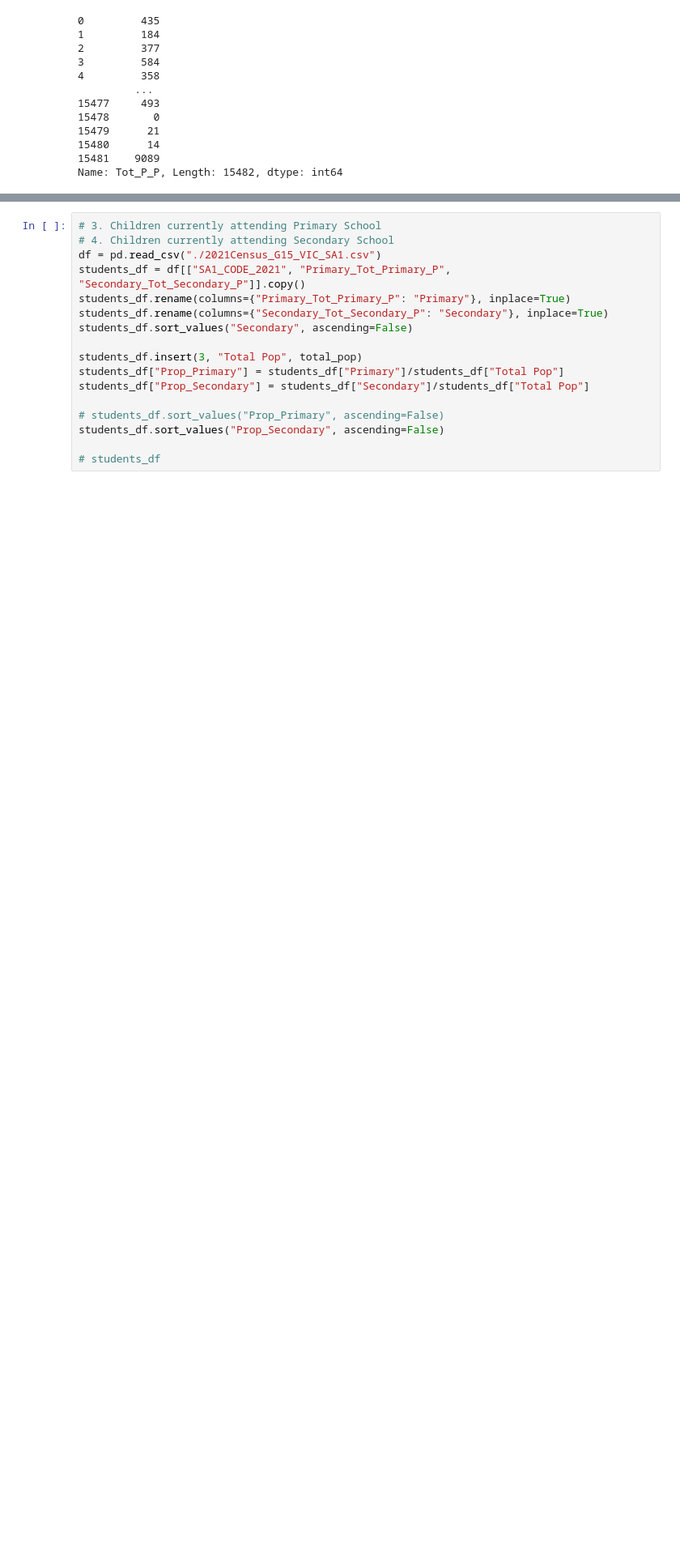
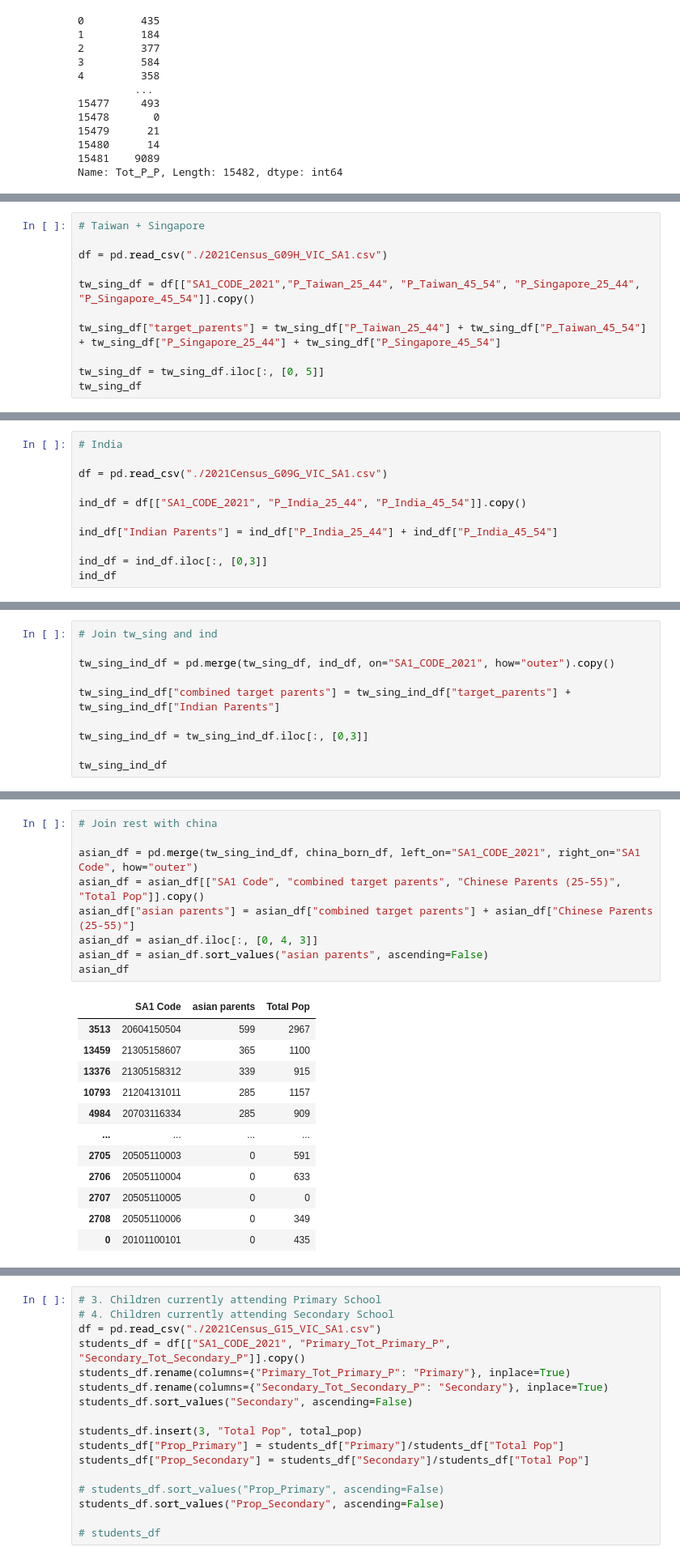
Before and after one commit to JQ4386/marketing_analysis, a Jupyter notebook: data.ipynb, the cells around one changed output, grey strips where cells are left out. Shown: that part at 81% size. Drawn from its saved outputs; the diff is of its cells as text; blank space fills up the shorter version.

```diff
--- a/data.ipynb
+++ b/data.ipynb
@@ -45,0 +57,11 @@ china_born_df[china_born_df["SA1 Code"] == 20703116357]
+# %%
+# Taiwan + Singapore
+
+df = pd.read_csv("./2021Census_G09H_VIC_SA1.csv")
+
+tw_sing_df = df[["SA1_CODE_2021","P_Taiwan_25_44", "P_Taiwan_45_54", "P_Singapore_25_44", "P_Singapore_45_54"]].copy()
+
+tw_sing_df["target_parents"] = tw_sing_df["P_Taiwan_25_44"] + tw_sing_df["P_Taiwan_45_54"] + tw_sing_df["P_Singapore_25_44"] + tw_sing_df["P_Singapore_45_54"]
+
+tw_sing_df = tw_sing_df.iloc[:, [0, 5]]
+tw_sing_df
@@ -45,0 +82,11 @@ china_born_df[china_born_df["SA1 Code"] == 20703116357]
+# %%
+# India
+
+df = pd.read_csv("./2021Census_G09G_VIC_SA1.csv")
+
+ind_df = df[["SA1_CODE_2021", "P_India_25_44", "P_India_45_54"]].copy()
+
+ind_df["Indian Parents"] = ind_df["P_India_25_44"] + ind_df["P_India_45_54"]
+
+ind_df = ind_df.iloc[:, [0,3]]
+ind_df
@@ -45,0 +107,10 @@ china_born_df[china_born_df["SA1 Code"] == 20703116357]
+# %%
+# Join tw_sing and ind
+
+tw_sing_ind_df = pd.merge(tw_sing_df, ind_df, on="SA1_CODE_2021", how="outer").copy()
+
+tw_sing_ind_df["combined target parents"] = tw_sing_ind_df["target_parents"] + tw_sing_ind_df["Indian Parents"]
+
+tw_sing_ind_df = tw_sing_ind_df.iloc[:, [0,3]]
+
+tw_sing_ind_df
@@ -45,0 +131,22 @@ china_born_df[china_born_df["SA1 Code"] == 20703116357]
+# %%
+# Join rest with china
+
+asian_df = pd.merge(tw_sing_ind_df, china_born_df, left_on="SA1_CODE_2021", right_on="SA1 Code", how="outer")
+asian_df = asian_df[["SA1 Code", "combined target parents", "Chinese Parents (25-55)", "Total Pop"]].copy()
+asian_df["asian parents"] = asian_df["combined target parents"] + asian_df["Chinese Parents (25-55)"]
+asian_df = asian_df.iloc[:, [0, 4, 3]]
+asian_df = asian_df.sort_values("asian parents", ascending=False)
+asian_df
+# %% [output]
+|  | SA1 Code | asian parents | Total Pop |
+| 3513 | 20604150504 | 599 | 2967 |
+| 13459 | 21305158607 | 365 | 1100 |
+| 13376 | 21305158312 | 339 | 915 |
+| 10793 | 21204131011 | 285 | 1157 |
+| 4984 | 20703116334 | 285 | 909 |
+| ... | ... | ... | ... |
+| 2705 | 20505110003 | 0 | 591 |
+| 2706 | 20505110004 | 0 | 633 |
+| 2707 | 20505110005 | 0 | 0 |
+| 2708 | 20505110006 | 0 | 349 |
+| 0 | 20101100101 | 0 | 435 |
```
Also changed, not shown: parts of 9 cells of this notebook, 2 other files.
